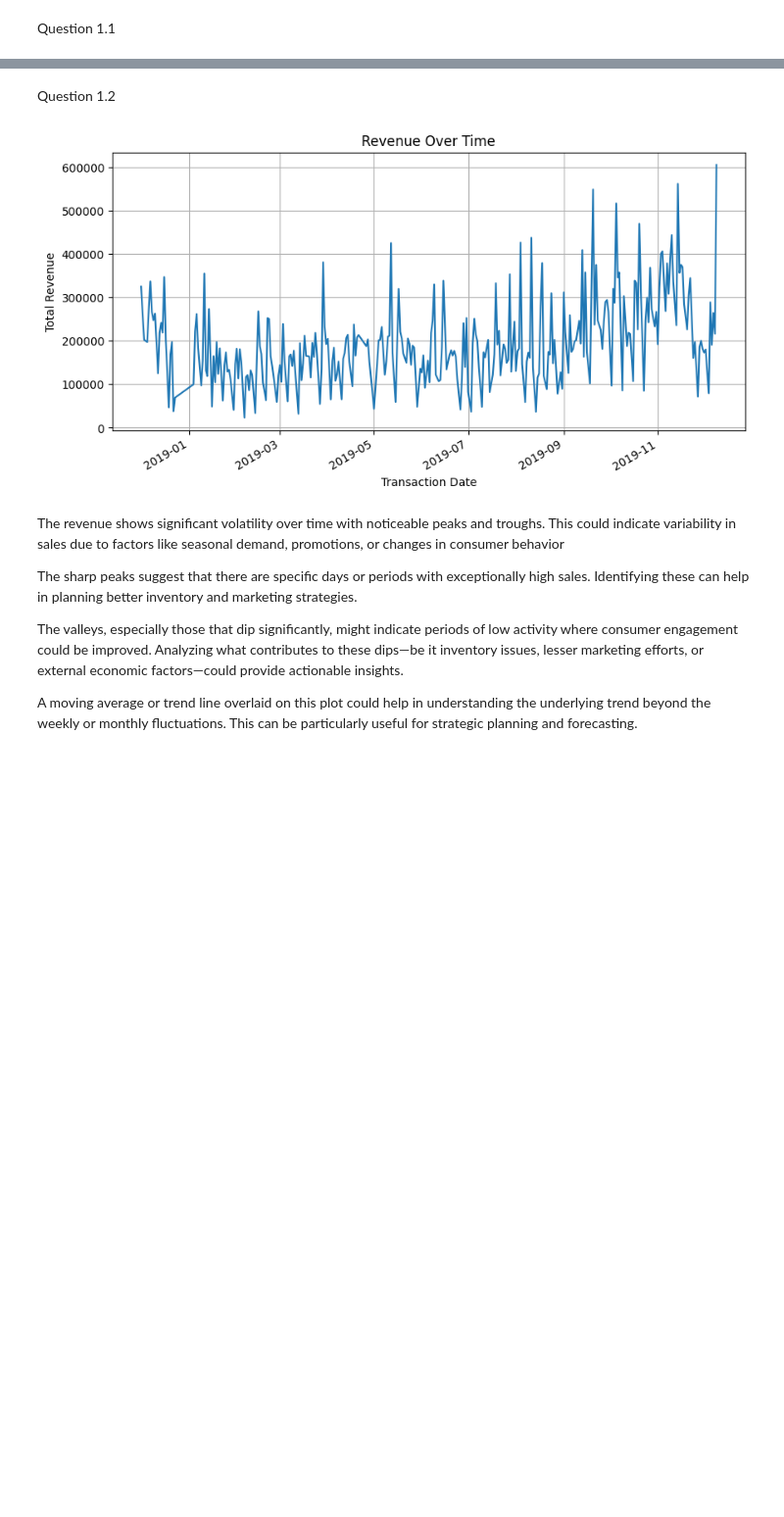
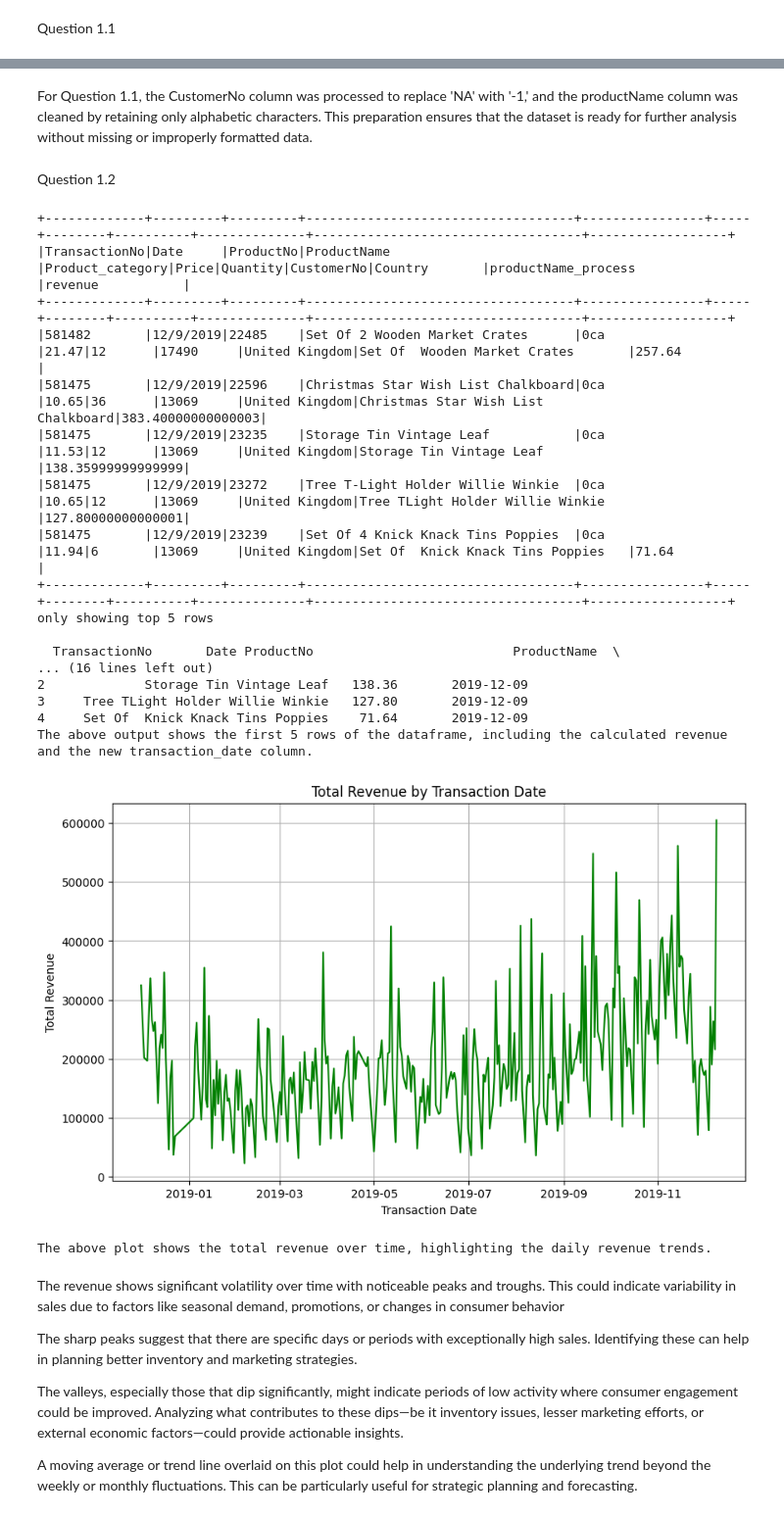
Before and after one commit to av72245/Modern-Data-Science, a Jupyter notebook: Assessment_2.ipynb, the cells around one changed output, grey strips where cells are left out. Shown: that part at 98% size. Drawn from its saved outputs; the diff is of its cells as text; code cells hidden in the pictures; blank space fills up the shorter version.

Commit message:
Did my part for Questions 1.1 to 1.5. Didn't change any subsequent questions' code, and shouldn't have been impacted. <Ho-se>

```diff
--- a/Assessment_2.ipynb
+++ b/Assessment_2.ipynb
@@ -51,27 +56,59 @@ only showing top 5 rows
+# %% [markdown]
+For Question 1.1, the CustomerNo column was processed to replace 'NA' with '-1,' and the productName column was cleaned by retaining only alphabetic characters. This preparation ensures that the dataset is ready for further analysis without missing or improperly formatted data.
 # %% [markdown]
 Question 1.2
-# %%
-warnings.filterwarnings("ignore", category=DeprecationWarning)
-
-# 1.2.1 Calculate revenue by multiplying 'price' and 'Quantity', ensuring the result is stored as a float
-transaction = transaction.withColumn("Revenue", (col("price") * col("Quantity")).cast("float"))
-
-# 1.2.2 Convert the Spark DataFrame to a Pandas DataFrame for advanced processing and rename relevant columns
-df = transaction.toPandas()
-df.rename(columns={'Revenue': 'revenue', 'Date': 'transaction_date'}, inplace=True)
-
-# Convert the 'transaction_date' column to datetime format for accurate time series analysis
-df['transaction_date'] = pd.to_datetime(df['transaction_date'])
-
-# 1.2.3 Plot the total revenue over time to identify trends and insights
-plt.figure(figsize=(10, 5))
-df.groupby('transaction_date')['revenue'].sum().plot(kind='line', title='Revenue Over Time')
-plt.xlabel('Transaction Date')
-plt.ylabel('Total Revenue')
-plt.grid(True)
-plt.show()
-# %% [output]
-[figure, removed]
+# %%
+# Task 1.2.1: Calculate revenue and add it to the dataframe
+transaction = transaction.withColumn("revenue", col("Price") * col("Quantity"))
+
+# Show the first 5 rows with the new revenue column
+transaction.show(5, truncate=False)
+
+# Task 1.2.2: Convert to pandas dataframe and create transaction_date column
+df = transaction.toPandas()
+df['transaction_date'] = pd.to_datetime(df['Date'])
+
+# Show the first 5 rows of the pandas dataframe
+print(df.head())
+
+# Output explanation
+print("The above output shows the first 5 rows of the dataframe, including the calculated revenue and the new transaction_date column.")
+
+# Task 1.2.3: Plot the sum of revenue on transaction_date
+# Group by transaction_date and sum the revenue
+daily_revenue = df.groupby('transaction_date')['revenue'].sum()
+
+# Plotting the sum of revenue by transaction_date
+plt.figure(figsize=(10, 6))
+plt.plot(daily_revenue.index, daily_revenue.values, linestyle='-', color='green')
+plt.title('Total Revenue by Transaction Date')
+plt.xlabel('Transaction Date')
+plt.ylabel('Total Revenue')
+plt.grid(True)
+plt.show()
+
+# Output explanation
+print("The above plot shows the total revenue over time, highlighting the daily revenue trends.")
+# %% [output]
++-------------+---------+---------+-----------------------------------+----------------+-----+--------+----------+--------------+-----------------------------------+------------------+
+|TransactionNo|Date     |ProductNo|ProductName                        |Product_category|Price|Quantity|CustomerNo|Country       |productName_process                |revenue           |
++-------------+---------+---------+-----------------------------------+----------------+-----+--------+----------+--------------+-----------------------------------+------------------+
+|581482       |12/9/2019|22485    |Set Of 2 Wooden Market Crates      |0ca             |21.47|12      |17490     |United Kingdom|Set Of  Wooden Market Crates       |257.64            |
+|581475       |12/9/2019|22596    |Christmas Star Wish List Chalkboard|0ca             |10.65|36      |13069     |United Kingdom|Christmas Star Wish List Chalkboard|383.40000000000003|
+|581475       |12/9/2019|23235    |Storage Tin Vintage Leaf           |0ca             |11.53|12      |13069     |United Kingdom|Storage Tin Vintage Leaf           |138.35999999999999|
+|581475       |12/9/2019|23272    |Tree T-Light Holder Willie Winkie  |0ca             |10.65|12      |13069     |United Kingdom|Tree TLight Holder Willie Winkie   |127.80000000000001|
+|581475       |12/9/2019|23239    |Set Of 4 Knick Knack Tins Poppies  |0ca             |11.94|6       |13069     |United Kingdom|Set Of  Knick Knack Tins Poppies   |71.64             |
++-------------+---------+---------+-----------------------------------+----------------+-----+--------+----------+--------------+-----------------------------------+------------------+
+only showing top 5 rows
+
+  TransactionNo       Date ProductNo                          ProductName  \
+... (16 lines left out)
+2             Storage Tin Vintage Leaf   138.36       2019-12-09
+3     Tree TLight Holder Willie Winkie   127.80       2019-12-09
+4     Set Of  Knick Knack Tins Poppies    71.64       2019-12-09
+The above output shows the first 5 rows of the dataframe, including the calculated revenue and the new transaction_date column.
+[figure, added]
+The above plot shows the total revenue over time, highlighting the daily revenue trends.
 # %% [markdown]
 The revenue shows significant volatility over time with noticeable peaks and troughs. This could indicate variability in sales due to factors like seasonal demand, promotions, or changes in consumer behavior
 
```
Also changed, not shown: parts of 15 cells of this notebook.
